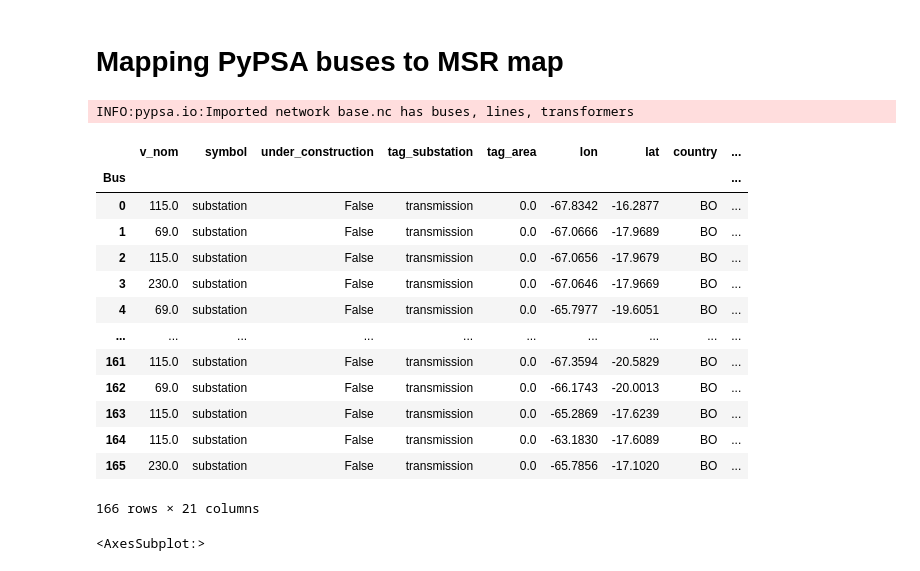
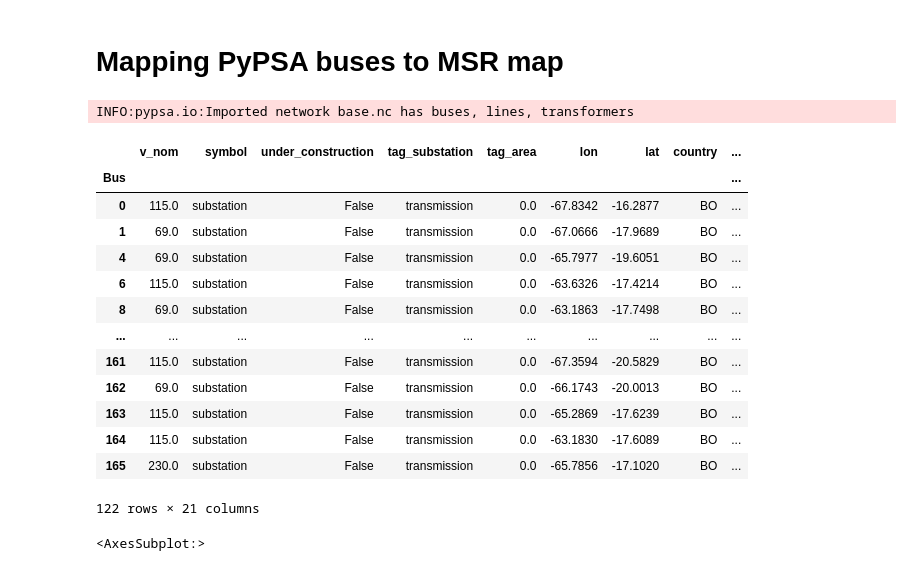
Before and after one commit to CIE-UMSS/PyPSA-BO, a Jupyter notebook: Results_analysis/Cost-Supply/nc_file_exploration.ipynb, the cells around one changed output. Drawn from its saved outputs; the diff is of its cells as text; code cells hidden in the pictures.

```diff
--- a/Results_analysis/Cost-Supply/nc_file_exploration.ipynb
+++ b/Results_analysis/Cost-Supply/nc_file_exploration.ipynb
@@ -22,7 +23,7 @@ import xarray as xr
 # %%
 # Load profile file from PyPSA-BO (build_renewable_profiles) and shapefile from MSR for costs and capacity caps (3.preescreened) and profiles (2.profile_generator)
 
-pypsa_resources_path = r"C:\Users\Carlos\Desktop\PyPSA-BO\pypsa-earth\resources\renewable_profiles\profile_onwind.nc"
+pypsa_resources_path = r"C:\Users\Carlos\Desktop\PyPSA-BO\pypsa-earth\resources\renewable_profiles\profile_onwind_old.nc"
 MSR_shapes_path = r"C:\Users\Carlos\Desktop\MSR\Model-Supply-Regions-MSR-Toolset\3. Attributor and ShapeFileCombiner\Results-Prescreen_Bolivia\Wind_prescreen.geojson"
 MSR_profiles_path = r"C:\Users\Carlos\Desktop\MSR\Model-Supply-Regions-MSR-Toolset\2. Profile Generator\Output_Bolivia\Results_UTC_Profiles\Bolivia\Bolivia wind 100m BiasCorrected ResourceProfiles.csv"
 
@@ -540,33 +541,33 @@ xr_msr.to_netcdf("Cost-Supply\msr_profiles_pypsa_compatible.nc")
 # %%
 # Loading bus map from pypsa
 
 n_base = pypsa.Network(r"C:\Users\Carlos\Desktop\PyPSA-BO\pypsa-earth\networks\base.nc")
 
-buses = n_base.buses#.loc[resources.bus.values]
+buses = n_base.buses.loc[resources.bus.values] #.loc[resources.bus.values] -> this section makes the buses match only the ones available in resources, not all the ones available in all buses
 
 gdf_resources = gpd.GeoDataFrame(
     buses,
     geometry=gpd.points_from_xy(buses.x, buses.y),
     crs="EPSG:4326"
 )
 
 gdf_resources#.plot()
 # %% [output]
 INFO:pypsa.io:Imported network base.nc has buses, lines, transformers
 |  | v_nom | symbol | under_construction | tag_substation | tag_area | lon | lat | country | ... |
 | Bus |  |  |  |  |  |  |  |  | ... |
 | 0 | 115.0 | substation | False | transmission | 0.0 | -67.8342 | -16.2877 | BO | ... |
 | 1 | 69.0 | substation | False | transmission | 0.0 | -67.0666 | -17.9689 | BO | ... |
-| 2 | 115.0 | substation | False | transmission | 0.0 | -67.0656 | -17.9679 | BO | ... |
-| 3 | 230.0 | substation | False | transmission | 0.0 | -67.0646 | -17.9669 | BO | ... |
 | 4 | 69.0 | substation | False | transmission | 0.0 | -65.7977 | -19.6051 | BO | ... |
+| 6 | 115.0 | substation | False | transmission | 0.0 | -63.6326 | -17.4214 | BO | ... |
+| 8 | 69.0 | substation | False | transmission | 0.0 | -63.1863 | -17.7498 | BO | ... |
 | ... | ... | ... | ... | ... | ... | ... | ... | ... | ... |
 | 161 | 115.0 | substation | False | transmission | 0.0 | -67.3594 | -20.5829 | BO | ... |
 | 162 | 69.0 | substation | False | transmission | 0.0 | -66.1743 | -20.0013 | BO | ... |
 | 163 | 115.0 | substation | False | transmission | 0.0 | -65.2869 | -17.6239 | BO | ... |
 | 164 | 115.0 | substation | False | transmission | 0.0 | -63.1830 | -17.6089 | BO | ... |
 | 165 | 230.0 | substation | False | transmission | 0.0 | -65.7856 | -17.1020 | BO | ... |
-166 rows × 21 columns
+122 rows × 21 columns
 # %%
 # creating MSR map from centroids
 gdf_msr_pts = gpd.GeoDataFrame(
```
Also changed, not shown: parts of 29 cells of this notebook, 3 other files.
